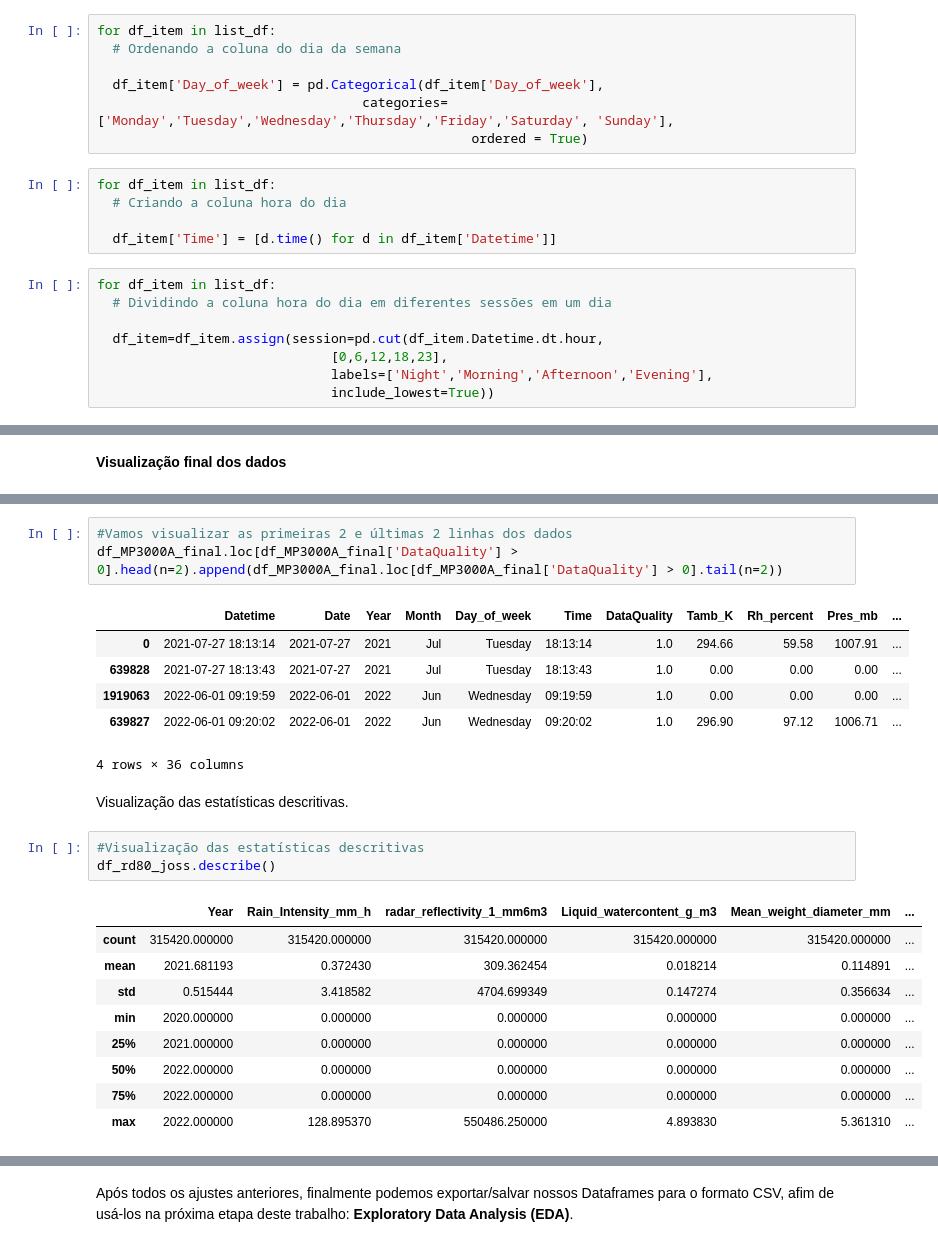
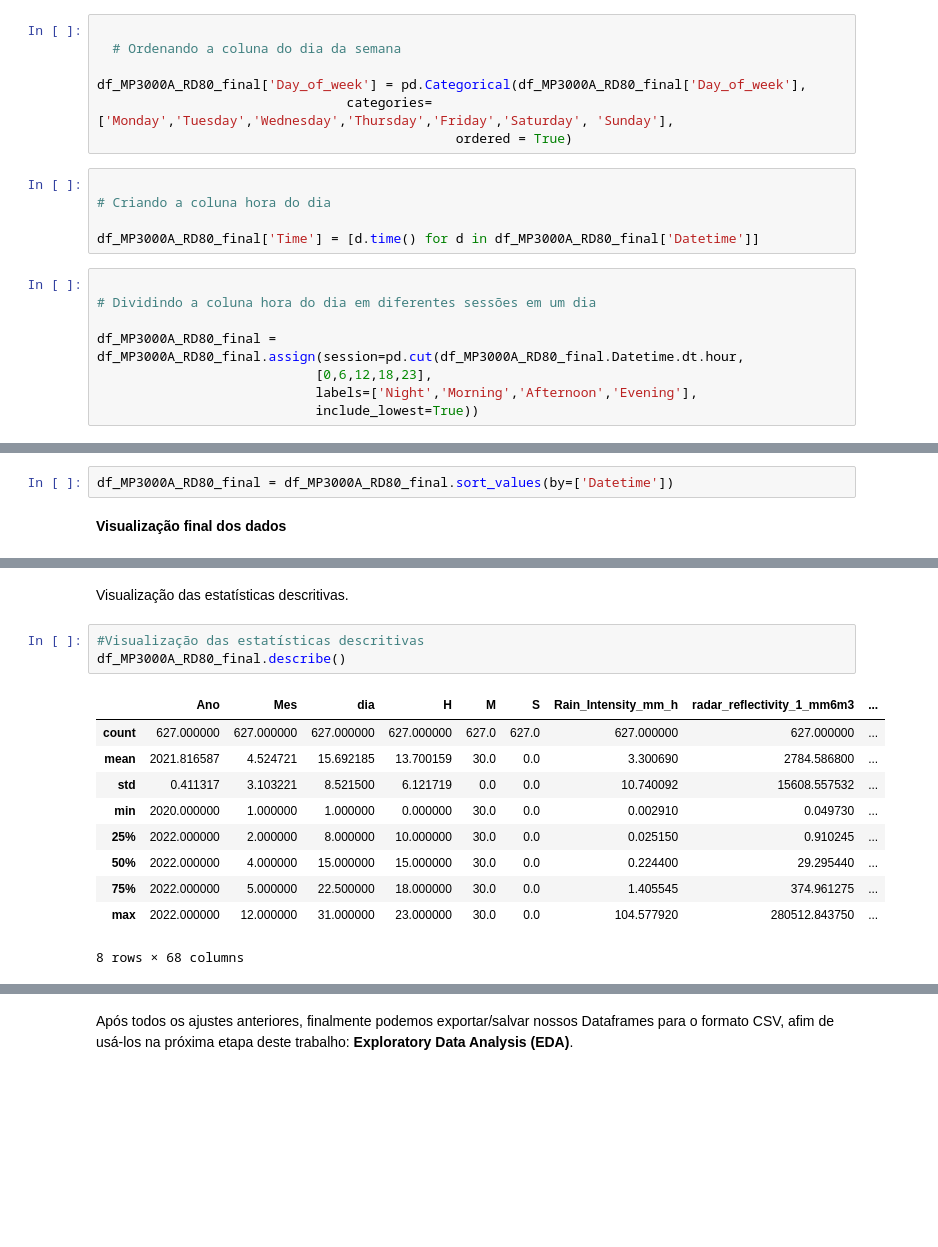
Before and after one commit to lourencocavalcante/Advanced-Topics-in-Environmental-Modeling, a Jupyter notebook: CAP_TAMA_2022_Parte1.ipynb, the cells around one changed output, grey strips where cells are left out. Saved outputs shown, nothing was run; the diff lists cells and outputs as text; blank space fills up the shorter version.

```diff
--- a/CAP_TAMA_2022_Parte1.ipynb
+++ b/CAP_TAMA_2022_Parte1.ipynb
@@ -405,20 +449,20 @@ for df_item in list_df:
 # %%
-for df_item in list_df:
+
   # Ordenando a coluna do dia da semana
 
-  df_item['Day_of_week'] = pd.Categorical(df_item['Day_of_week'],
-                                  categories= ['Monday','Tuesday','Wednesday','Thursday','Friday','Saturday', 'Sunday'],
-                                                ordered = True)
+df_MP3000A_RD80_final['Day_of_week'] = pd.Categorical(df_MP3000A_RD80_final['Day_of_week'],
+                                categories= ['Monday','Tuesday','Wednesday','Thursday','Friday','Saturday', 'Sunday'],
+                                              ordered = True)
 # %%
-for df_item in list_df:
-  # Criando a coluna hora do dia
 
-  df_item['Time'] = [d.time() for d in df_item['Datetime']]
+# Criando a coluna hora do dia
+
+df_MP3000A_RD80_final['Time'] = [d.time() for d in df_MP3000A_RD80_final['Datetime']]
 # %%
-for df_item in list_df:
-  # Dividindo a coluna hora do dia em diferentes sessões em um dia
 
-  df_item=df_item.assign(session=pd.cut(df_item.Datetime.dt.hour,
-                              [0,6,12,18,23],
-                              labels=['Night','Morning','Afternoon','Evening'],
-                              include_lowest=True))
+# Dividindo a coluna hora do dia em diferentes sessões em um dia
+
+df_MP3000A_RD80_final = df_MP3000A_RD80_final.assign(session=pd.cut(df_MP3000A_RD80_final.Datetime.dt.hour,
+                            [0,6,12,18,23],
+                            labels=['Night','Morning','Afternoon','Evening'],
+                            include_lowest=True))
@@ -488,3 +471,5 @@ df_MP3000A_final = df_MP3000A_final.sort_values(by=['Datetime'])
+# %%
+df_MP3000A_RD80_final = df_MP3000A_RD80_final.sort_values(by=['Datetime'])
 # %% [markdown]
 **Visualização final dos dados**
 # %%
@@ -499,25 +485,16 @@ df_rd80_joss.loc[df_rd80_joss['Rain_Intensity_mm_h'] > 0].head(n=2).append(df_rd
-# %%
-#Vamos visualizar as primeiras 2 e últimas 2 linhas dos dados
-df_MP3000A_final.loc[df_MP3000A_final['DataQuality'] > 0].head(n=2).append(df_MP3000A_final.loc[df_MP3000A_final['DataQuality'] > 0].tail(n=2))
-# %% [output]
-|  | Datetime | Date | Year | Month | Day_of_week | Time | DataQuality | Tamb_K | Rh_percent | Pres_mb | ... |
-| 0 | 2021-07-27 18:13:14 | 2021-07-27 | 2021 | Jul | Tuesday | 18:13:14 | 1.0 | 294.66 | 59.58 | 1007.91 | ... |
-| 639828 | 2021-07-27 18:13:43 | 2021-07-27 | 2021 | Jul | Tuesday | 18:13:43 | 1.0 | 0.00 | 0.00 | 0.00 | ... |
-| 1919063 | 2022-06-01 09:19:59 | 2022-06-01 | 2022 | Jun | Wednesday | 09:19:59 | 1.0 | 0.00 | 0.00 | 0.00 | ... |
-| 639827 | 2022-06-01 09:20:02 | 2022-06-01 | 2022 | Jun | Wednesday | 09:20:02 | 1.0 | 296.90 | 97.12 | 1006.71 | ... |
-4 rows × 36 columns
 # %% [markdown]
 Visualização das estatísticas descritivas.
 # %%
 #Visualização das estatísticas descritivas
-df_rd80_joss.describe()
+df_MP3000A_RD80_final.describe()
 # %% [output]
-|  | Year | Rain_Intensity_mm_h | radar_reflectivity_1_mm6m3 | Liquid_watercontent_g_m3 | Mean_weight_diameter_mm | ... |
-| count | 315420.000000 | 315420.000000 | 315420.000000 | 315420.000000 | 315420.000000 | ... |
-| mean | 2021.681193 | 0.372430 | 309.362454 | 0.018214 | 0.114891 | ... |
-| std | 0.515444 | 3.418582 | 4704.699349 | 0.147274 | 0.356634 | ... |
-| min | 2020.000000 | 0.000000 | 0.000000 | 0.000000 | 0.000000 | ... |
-| 25% | 2021.000000 | 0.000000 | 0.000000 | 0.000000 | 0.000000 | ... |
-| 50% | 2022.000000 | 0.000000 | 0.000000 | 0.000000 | 0.000000 | ... |
-| 75% | 2022.000000 | 0.000000 | 0.000000 | 0.000000 | 0.000000 | ... |
-| max | 2022.000000 | 128.895370 | 550486.250000 | 4.893830 | 5.361310 | ... |
+|  | Ano | Mes | dia | H | M | S | Rain_Intensity_mm_h | radar_reflectivity_1_mm6m3 | ... |
+| count | 627.000000 | 627.000000 | 627.000000 | 627.000000 | 627.0 | 627.0 | 627.000000 | 627.000000 | ... |
+| mean | 2021.816587 | 4.524721 | 15.692185 | 13.700159 | 30.0 | 0.0 | 3.300690 | 2784.586800 | ... |
+| std | 0.411317 | 3.103221 | 8.521500 | 6.121719 | 0.0 | 0.0 | 10.740092 | 15608.557532 | ... |
+| min | 2020.000000 | 1.000000 | 1.000000 | 0.000000 | 30.0 | 0.0 | 0.002910 | 0.049730 | ... |
+| 25% | 2022.000000 | 2.000000 | 8.000000 | 10.000000 | 30.0 | 0.0 | 0.025150 | 0.910245 | ... |
+| 50% | 2022.000000 | 4.000000 | 15.000000 | 15.000000 | 30.0 | 0.0 | 0.224400 | 29.295440 | ... |
+| 75% | 2022.000000 | 5.000000 | 22.500000 | 18.000000 | 30.0 | 0.0 | 1.405545 | 374.961275 | ... |
+| max | 2022.000000 | 12.000000 | 31.000000 | 23.000000 | 30.0 | 0.0 | 104.577920 | 280512.843750 | ... |
+8 rows × 68 columns
```
Also changed, not shown: parts of 55 cells of this notebook.
